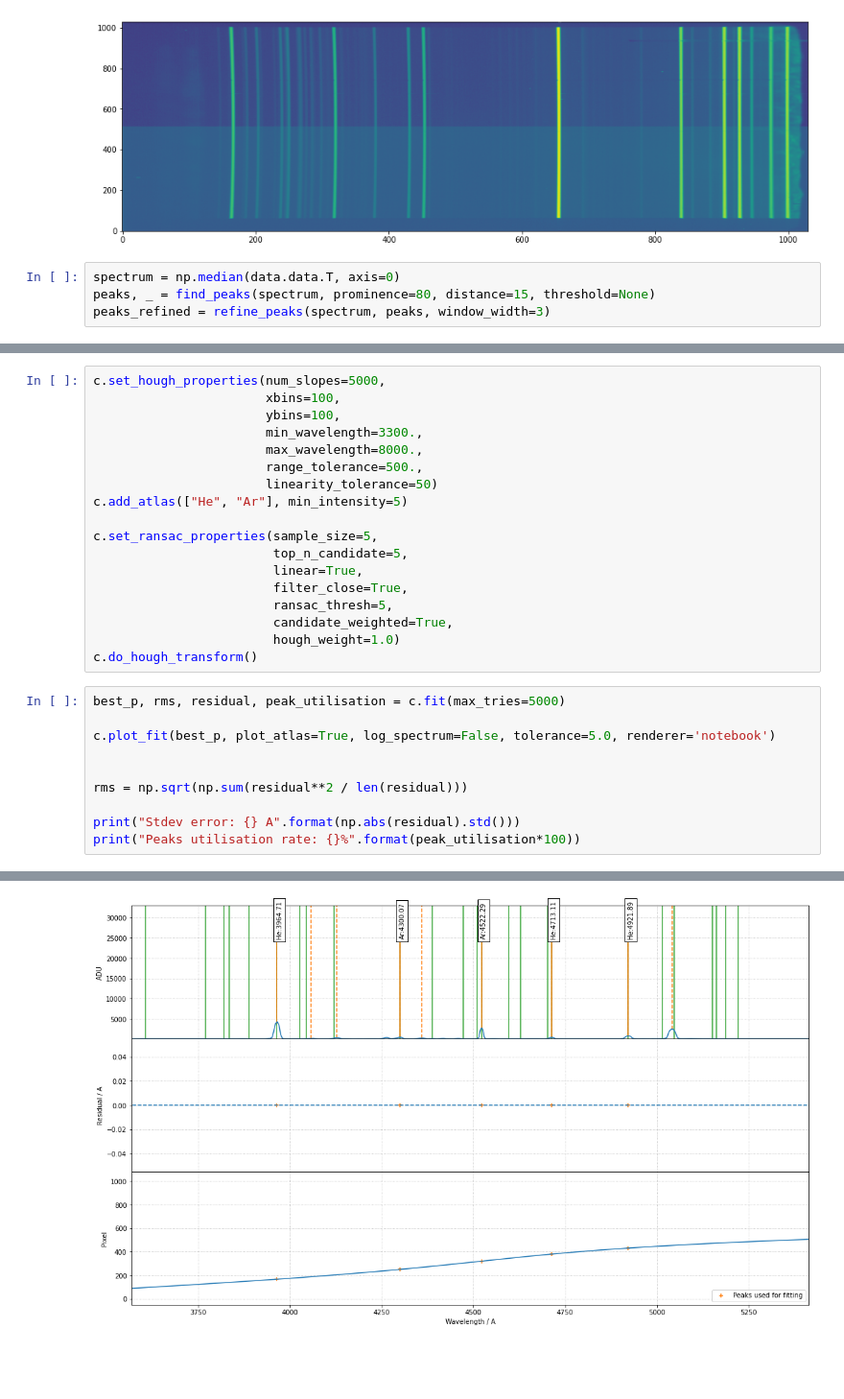
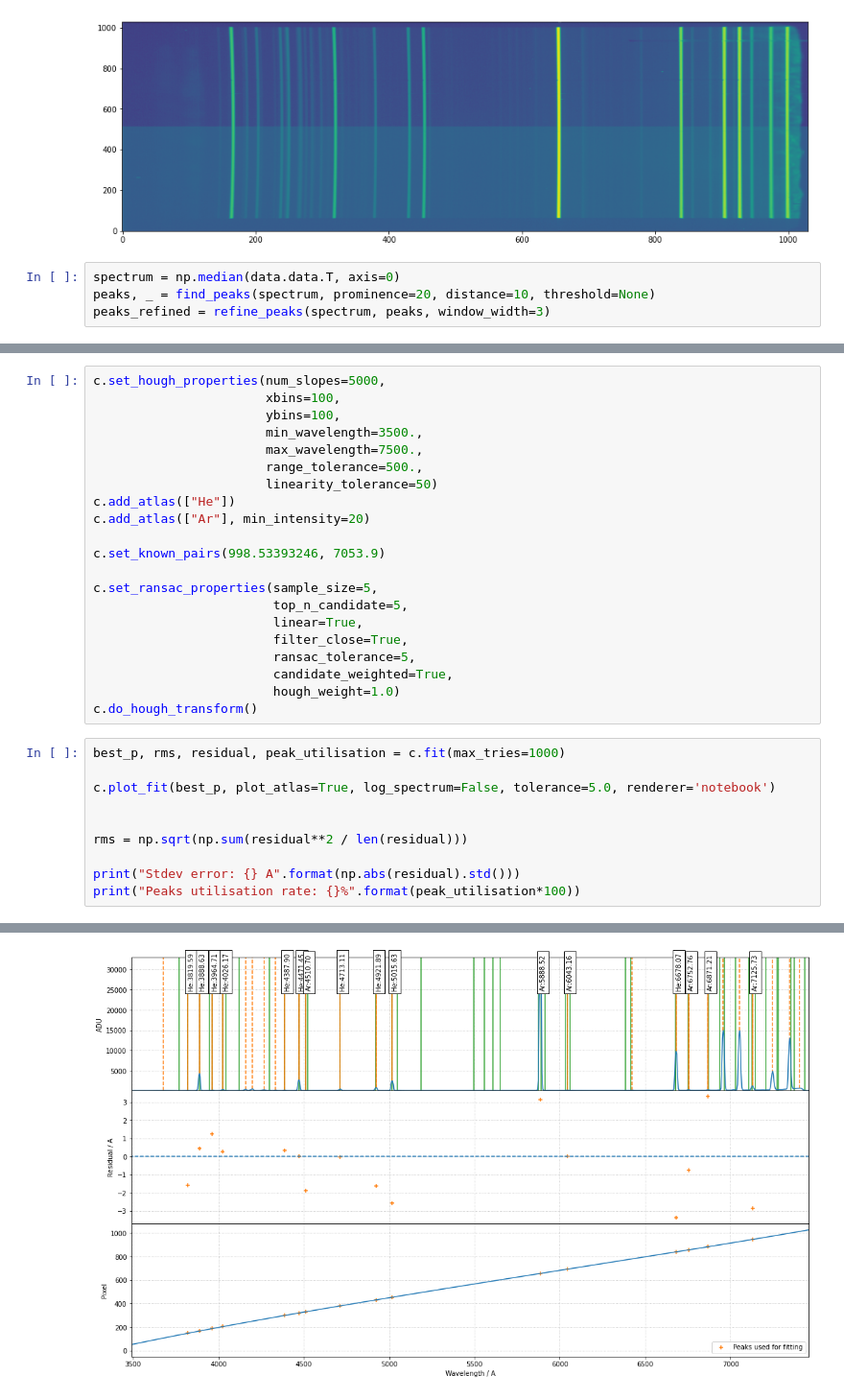
Before and after one commit to jveitchmichaelis/rascal, a Jupyter notebook: examples/example_ESO36_EFOSC_Grism11.ipynb, the cells around one changed output, grey strips where cells are left out. Shown at 96% size. Cells and saved outputs as stored; diff of their text form; blank space fills up the shorter version.

```diff
--- a/examples/example_ESO36_EFOSC_Grism11.ipynb
+++ b/examples/example_ESO36_EFOSC_Grism11.ipynb
@@ -27,7 +27,7 @@ plt.imshow(np.log(data.data.T), aspect='auto', origin='lower')
 [figure]
 # %%
 spectrum = np.median(data.data.T, axis=0)
-peaks, _ = find_peaks(spectrum, prominence=80, distance=15, threshold=None)
+peaks, _ = find_peaks(spectrum, prominence=20, distance=10, threshold=None)
 peaks_refined = refine_peaks(spectrum, peaks, window_width=3)
 # %%
 c = Calibrator(peaks_refined, spectrum)
@@ -46,22 +49,25 @@ INFO:rascal.calibrator:Plotting with matplotlib.
 c.set_hough_properties(num_slopes=5000,
                        xbins=100,
                        ybins=100,
-                       min_wavelength=3300.,
-                       max_wavelength=8000.,
+                       min_wavelength=3500.,
+                       max_wavelength=7500.,
                        range_tolerance=500.,
                        linearity_tolerance=50)
-c.add_atlas(["He", "Ar"], min_intensity=5)
+c.add_atlas(["He"])
+c.add_atlas(["Ar"], min_intensity=20)
+
+c.set_known_pairs(998.53393246, 7053.9)
 
 c.set_ransac_properties(sample_size=5,
                         top_n_candidate=5,
                         linear=True,
                         filter_close=True,
-                        ransac_thresh=5,
+                        ransac_tolerance=5,
                         candidate_weighted=True,
                         hough_weight=1.0)
 c.do_hough_transform()
 # %%
-best_p, rms, residual, peak_utilisation = c.fit(max_tries=5000)
+best_p, rms, residual, peak_utilisation = c.fit(max_tries=1000)
 
 c.plot_fit(best_p, plot_atlas=True, log_spectrum=False, tolerance=5.0, renderer='notebook')
 
@@ -92 +103 @@ INFO:rascal.calibrator:Peak at: 35678.52765967848 A
-[figure, old version]
+[figure, new version]
```
Also changed, not shown: parts of 3 cells of this notebook, 7 other files.
